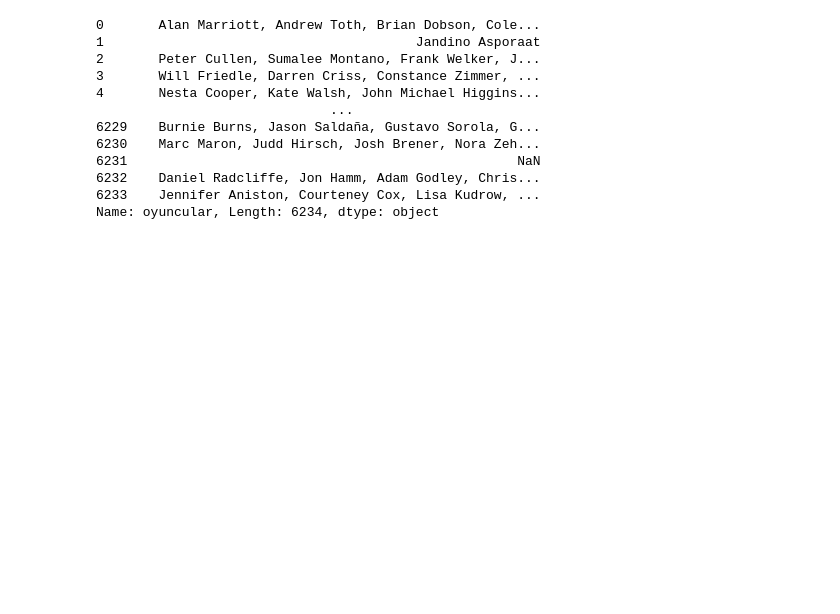
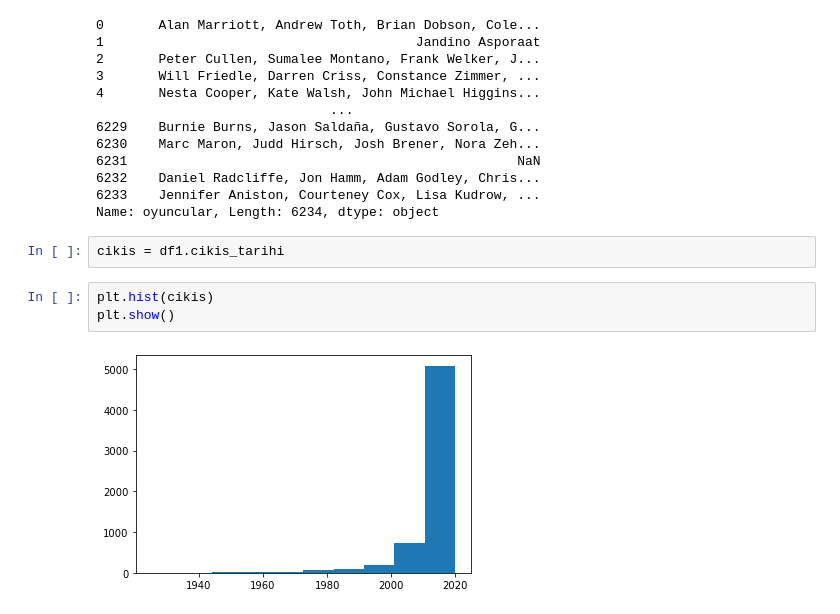
Before and after one commit to doguhanaybars/codes, a Jupyter notebook: pythonCodes/exercise/exercise01.ipynb, the cells around one changed output. Cells and saved outputs as stored; diff of their text form; blank space fills up the shorter version.

```diff
--- a/pythonCodes/exercise/exercise01.ipynb
+++ b/pythonCodes/exercise/exercise01.ipynb
@@ -53,3 +63,10 @@ oyuncular
 6232    Daniel Radcliffe, Jon Hamm, Adam Godley, Chris...
 6233    Jennifer Aniston, Courteney Cox, Lisa Kudrow, ...
 Name: oyuncular, Length: 6234, dtype: object
+# %%
+cikis = df1.cikis_tarihi
+# %%
+plt.hist(cikis)
+plt.show()
+# %% [output]
+[figure, added]
```
Also changed, not shown: parts of 5 cells of this notebook, 6 other files.
